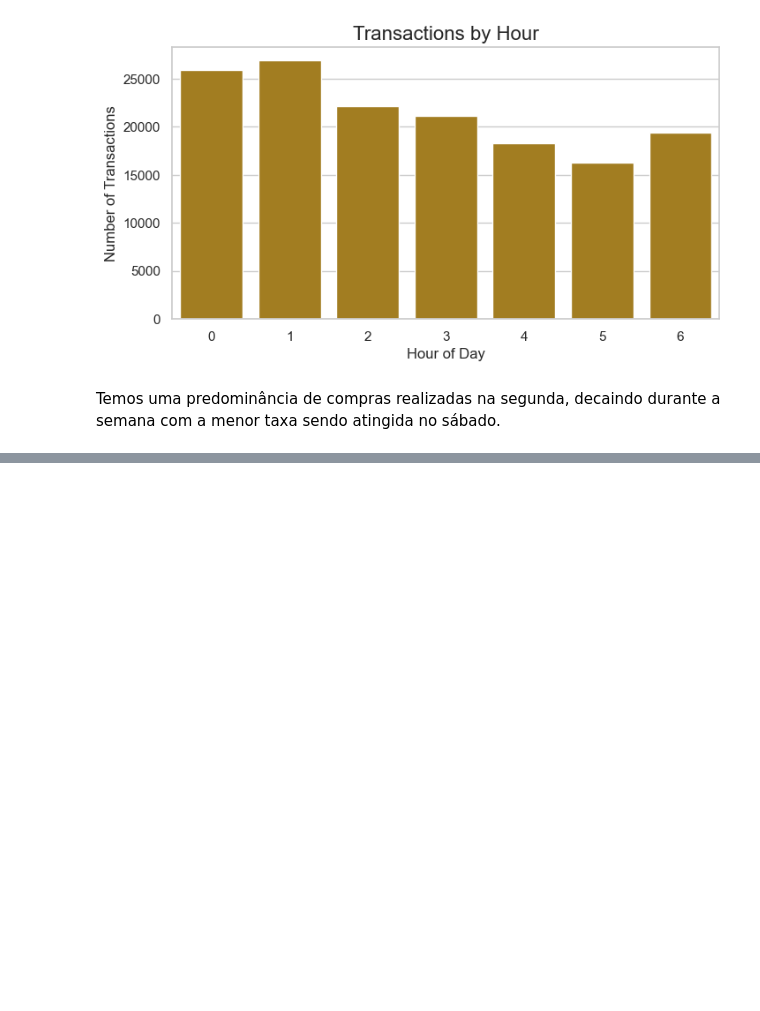
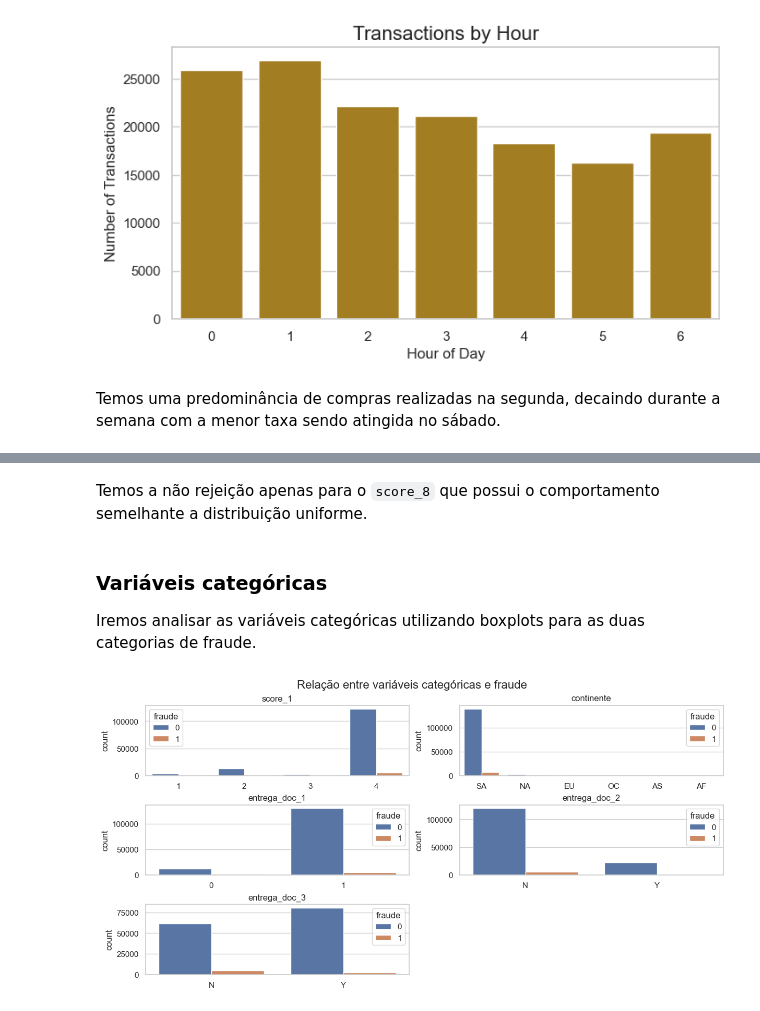
Before and after one commit to renneruan/fraud-detection, a Jupyter notebook: notebooks/2-eda.ipynb, the cells around one changed output, grey strips where cells are left out. Cells and saved outputs as stored; diff of their text form; code cells hidden in the pictures; blank space fills up the shorter version.

```diff
--- a/notebooks/2-eda.ipynb
+++ b/notebooks/2-eda.ipynb
@@ -604,0 +729,17 @@ Temos uma predominância de compras realizadas na segunda, decaindo durante a se
+# %%
+ks_results = []
+alpha = 0.05
+
+for col in numeric_columns:
+    # Precisamos remover os valores nulos para o correto funcionamento do teste
+    _, p_value = stats.ks_2samp(
+        fraud_sales[col].dropna(), non_fraud_sales[col].dropna()
+    )
+
+    ks_results.append({"Coluna": col, "P-value": p_value})
+
+ks_df = pd.DataFrame(ks_results)
+ks_df["Rejeição"] = ks_df["P-value"].apply(
+    lambda p: "Rejeitada" if p < alpha else "Não Rejeitada"
+)
+print(ks_df)
@@ -604,0 +761,27 @@ Temos uma predominância de compras realizadas na segunda, decaindo durante a se
+# %% [markdown]
+Temos a não rejeição apenas para o `score_8` que possui o comportamento semelhante a distribuição uniforme.
+# %% [markdown]
+### Variáveis categóricas
+
+Iremos analisar as variáveis categóricas utilizando boxplots para as duas categorias de fraude.
+# %%
+categorical_columns = [
+    "score_1",
+    "continente",
+    "entrega_doc_1",
+    "entrega_doc_2",
+    "entrega_doc_3",
+]
+# %%
+fig, axes = plt.subplots(3, 2, figsize=(12, 6), constrained_layout=True)
+
+for ax, col in zip(axes.flat, df_copy[categorical_columns]):
+    sns.countplot(data=df_copy, x=col, hue="fraude", palette="deep", ax=ax)
+    ax.set_title(f"{col}")
+    ax.set_xlabel("")
+
+axes[2][1].axis("off")
+plt.suptitle("Relação entre variáveis categóricas e fraude", fontsize=16)
+plt.show()
+# %% [output]
+[figure, added]
```
Also changed, not shown: parts of 23 cells of this notebook.
